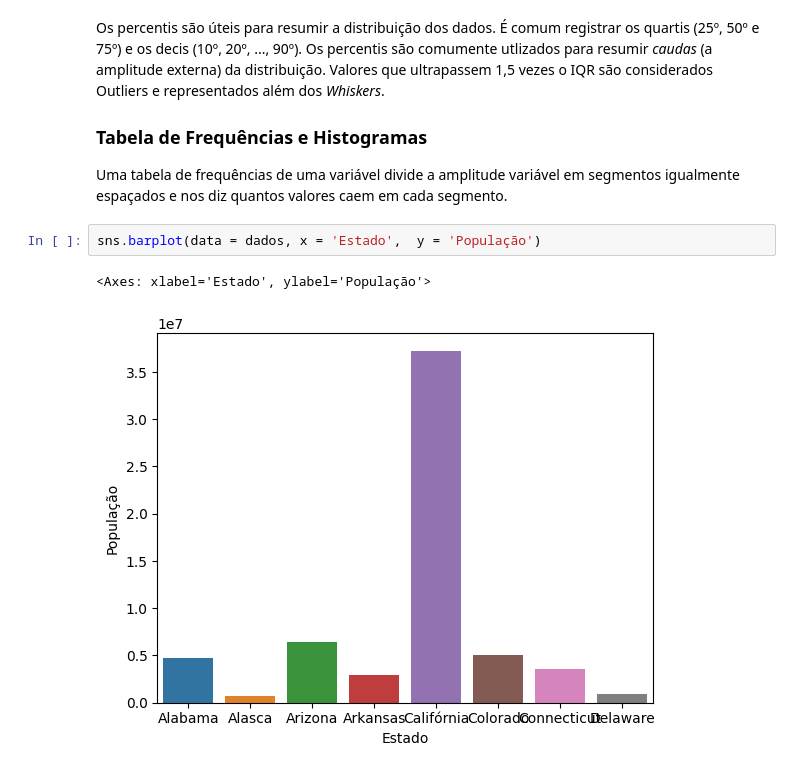
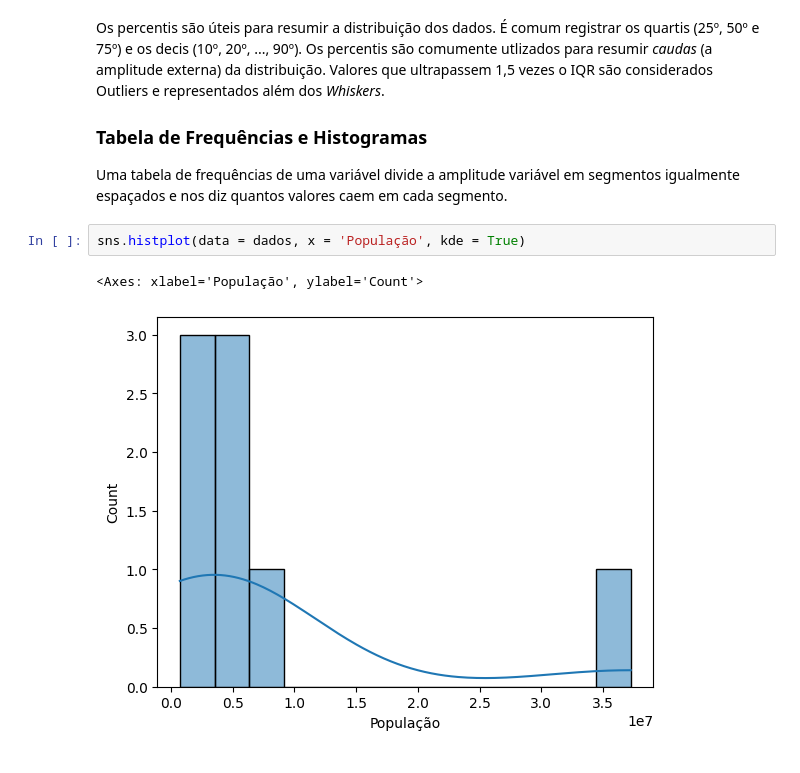
Before and after one commit to askot19/teste, a Jupyter notebook: Estatística Prática/1. Análise Exploratória.ipynb, the cells around one changed output. Drawn from its saved outputs; the diff is of its cells as text.

Commit message:
Inclusão do Histograma da População

```diff
--- a/Estatística Prática/1. Análise Exploratória.ipynb
+++ b/Estatística Prática/1. Análise Exploratória.ipynb
@@ -185,7 +185,7 @@ Os percentis são úteis para resumir a distribuição dos dados. É comum regis
 
 Uma tabela de frequências de uma variável divide a amplitude variável em segmentos igualmente espaçados e nos diz quantos valores caem em cada segmento.
 # %%
-sns.barplot(data = dados, x = 'Estado',  y = 'População')
+sns.histplot(data = dados, x = 'População', kde = True)
 # %% [output]
-<Axes: xlabel='Estado', ylabel='População'>
+<Axes: xlabel='População', ylabel='Count'>
-[figure, old version]
+[figure, new version]
```
